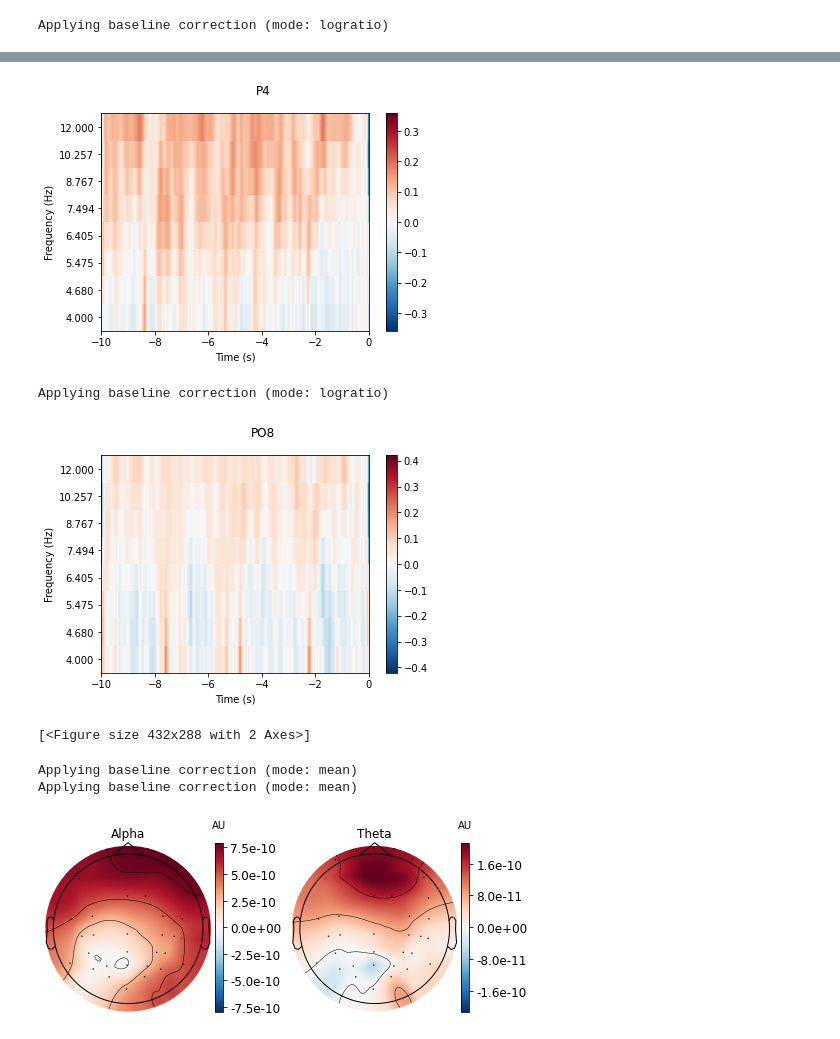
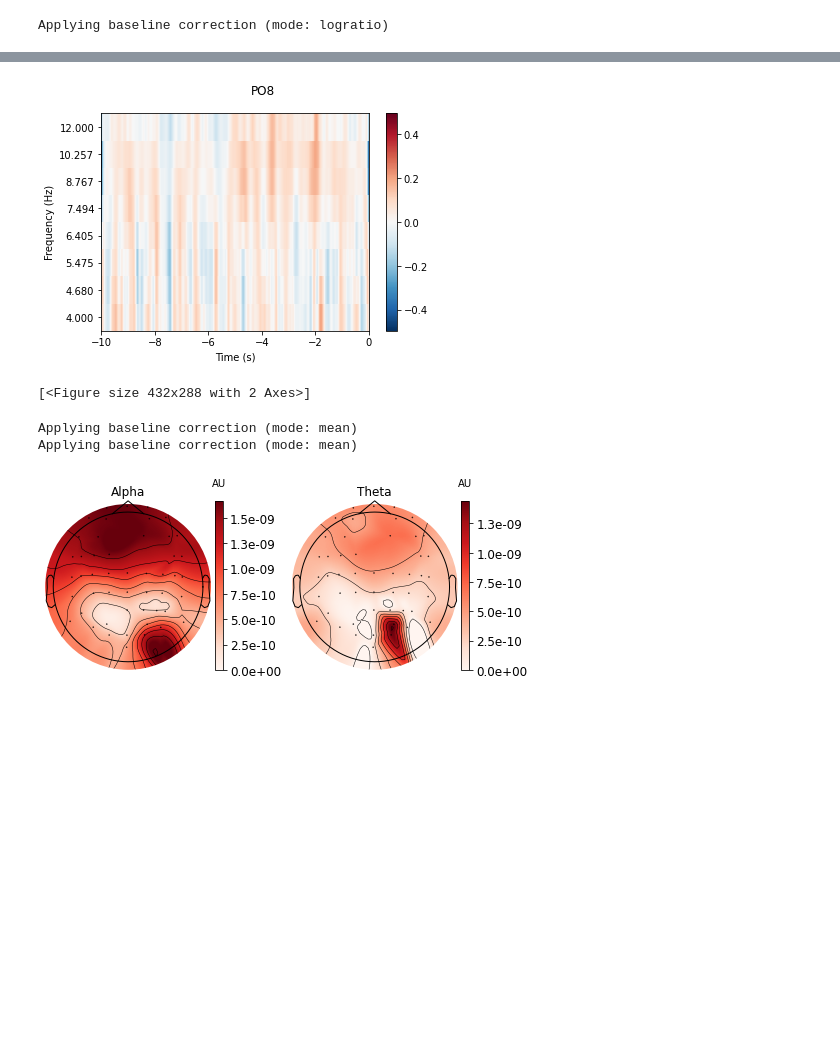
Before and after one commit to joshsalce/189_Final_Project, a Jupyter notebook: Analysis.ipynb, the cells around one changed output, grey strips where cells are left out. Drawn from its saved outputs; the diff is of its cells as text; code cells hidden in the pictures; blank space fills up the shorter version.

```diff
--- a/Analysis.ipynb
+++ b/Analysis.ipynb
@@ -32,5 +29,7 @@ Requirement already satisfied: urllib3<1.27,>=1.21.1 in /usr/local/lib/python3.8
 # %%
-raw = mne.io.read_raw_bdf('all.bdf')
+raw = mne.io.read_raw_bdf('sub16_session1.bdf')
+
+
 raw.info.set_montage('standard_1020')
 print(raw, raw.info)
 # %% [output]
@@ -115,7 +114,7 @@ cycles = frequencies / 2
 power = mne.time_frequency.tfr_morlet(epochs, n_cycles=cycles, return_itc=False,freqs=frequencies, decim=3)
 
 # Example: Channel P4 & F3
-power.plot(['P4'], baseline=(-0.5, 0), mode='logratio', title = 'P4')
+#power.plot(['P4'], baseline=(-0.5, 0), mode='logratio', title = 'P4')
 power.plot(['PO8'], baseline=(-0.5, 0), mode='logratio', title = 'PO8')
 # %% [output]
 [Parallel(n_jobs=1)]: Using backend SequentialBackend with 1 concurrent workers.
@@ -128,7 +127,5 @@ Applying baseline correction (mode: logratio)
-[figure, old version]
+[figure, new version]
-Applying baseline correction (mode: logratio)
+[<Figure size 432x288 with 2 Axes>]
-[figure, removed]
-[<Figure size 432x288 with 2 Axes>]
 # %%
 fig, axes = plt.subplots(1, 2, figsize=(7, 4))
 topomap_kw = dict(ch_type='eeg', tmin=-10, tmax=-.1, baseline=(-0.5, 0), show=False)
@@ -145,4 +142,4 @@ fig
 # %% [output]
 Applying baseline correction (mode: mean)
 Applying baseline correction (mode: mean)
-[figure, old version]
+[figure, new version]
```
Also changed, not shown: parts of 10 cells of this notebook.
